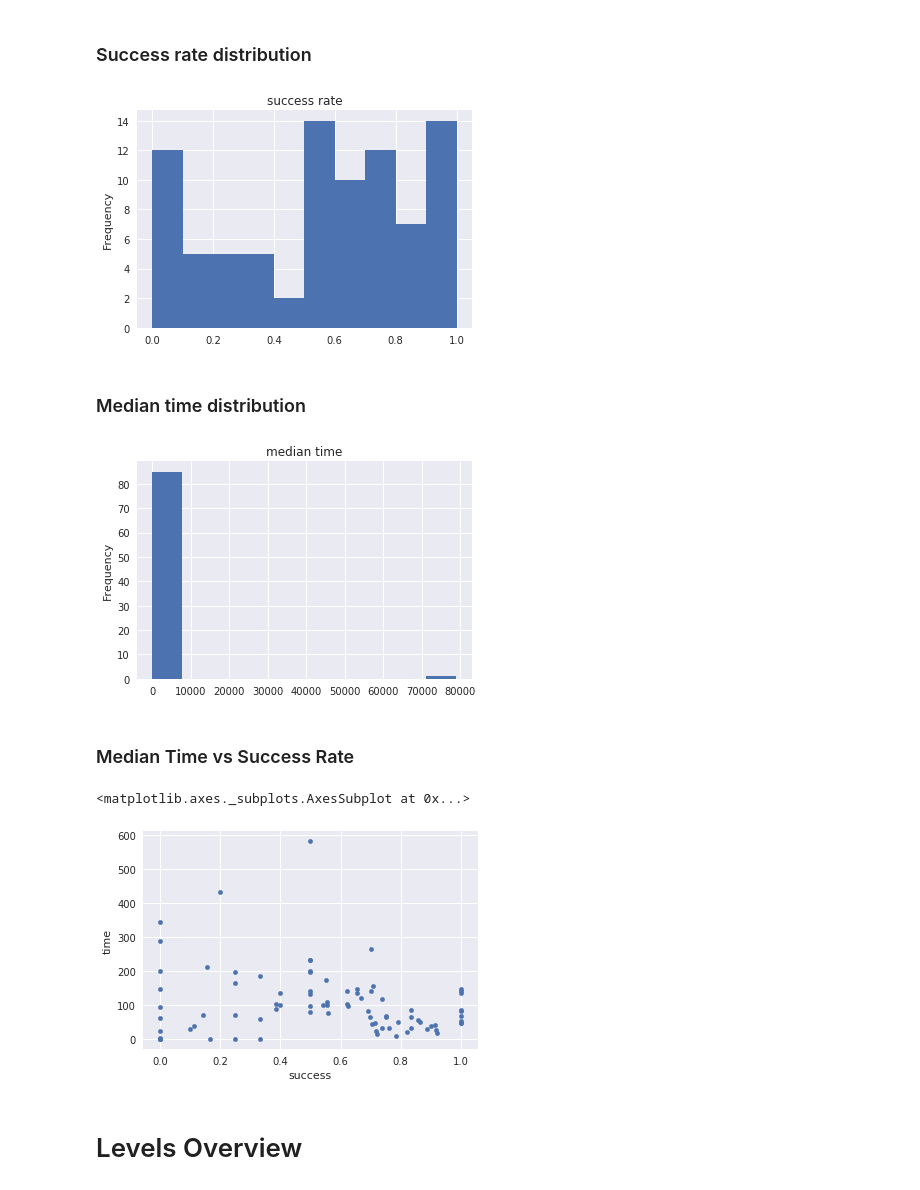
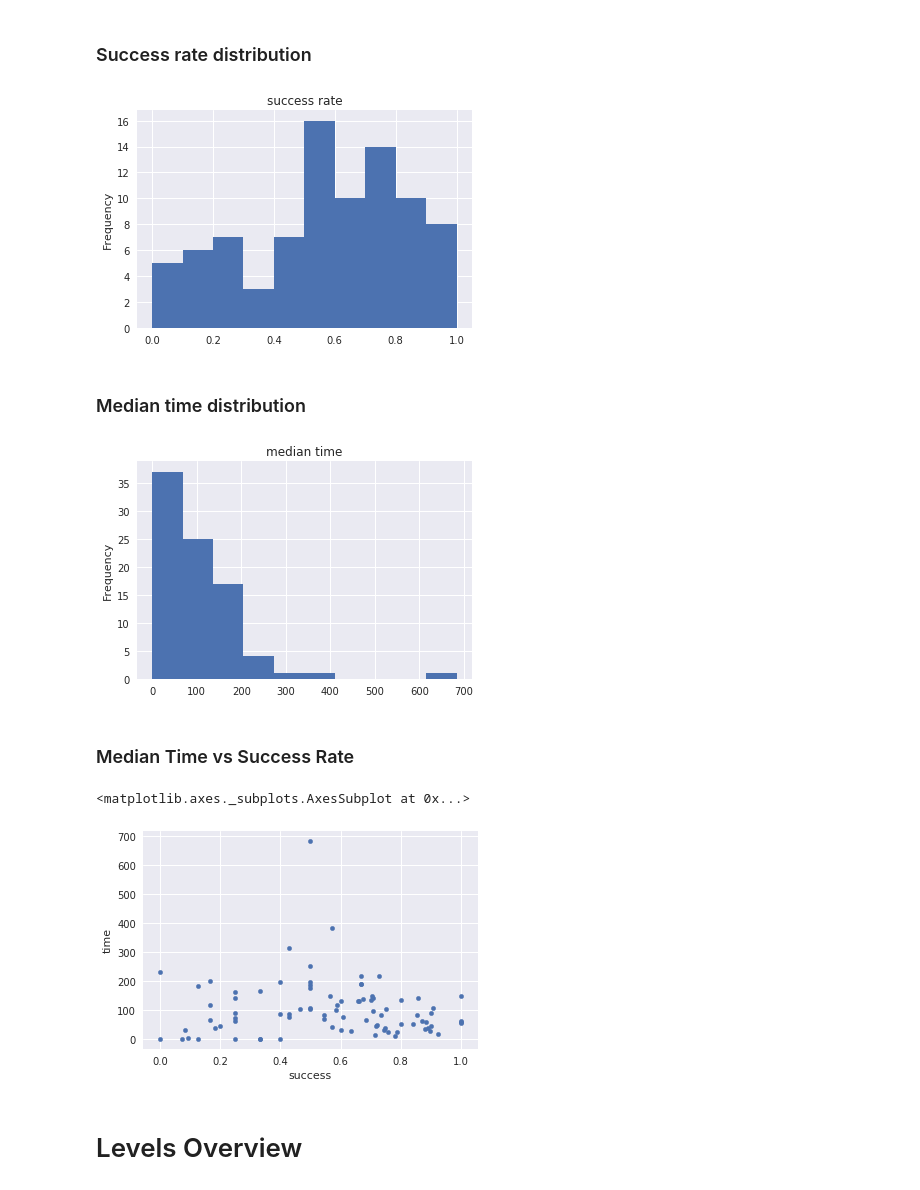
Before and after one commit to adaptive-learning/robomission, a Jupyter notebook: backend/monitoring/notebooks/monitoring_template.ipynb, the cells around one changed output. Drawn from its saved outputs; the diff is of its cells as text; code cells hidden in the pictures.

```diff
--- a/backend/monitoring/notebooks/monitoring_template.ipynb
+++ b/backend/monitoring/notebooks/monitoring_template.ipynb
@@ -15,4 +16,4 @@ sns.set()
 # %%
 # Load data from local cache, fetch and store if not available.
-data = get_production_data('2017-12-30')
+data = get_production_data('2018-01-13')
 # %% [output]
@@ -52,20 +55,19 @@ ax = ax.set_xlabel('n')
 # %%
 ax = tasks.success.plot.hist(title='success rate')
 # %% [output]
-[figure, old version]
+[figure, new version]
 # %% [markdown]
 ### Median time distribution
 # %%
 ax = tasks.time.plot.hist(title='median time')
 # %% [output]
-[figure, old version]
+[figure, new version]
 # %% [markdown]
 ### Median Time vs Success Rate
 # %%
-#tasks.plot.scatter(x='success', y='time')
-tasks[tasks.time < 3600].plot.scatter(x='success', y='time')
+tasks.plot.scatter(x='success', y='time')
 # %% [output]
 <matplotlib.axes._subplots.AxesSubplot at 0x...>
-[figure, old version]
+[figure, new version]
 # %% [markdown]
 # Levels Overview
```
Also changed, not shown: parts of 7 cells of this notebook.
